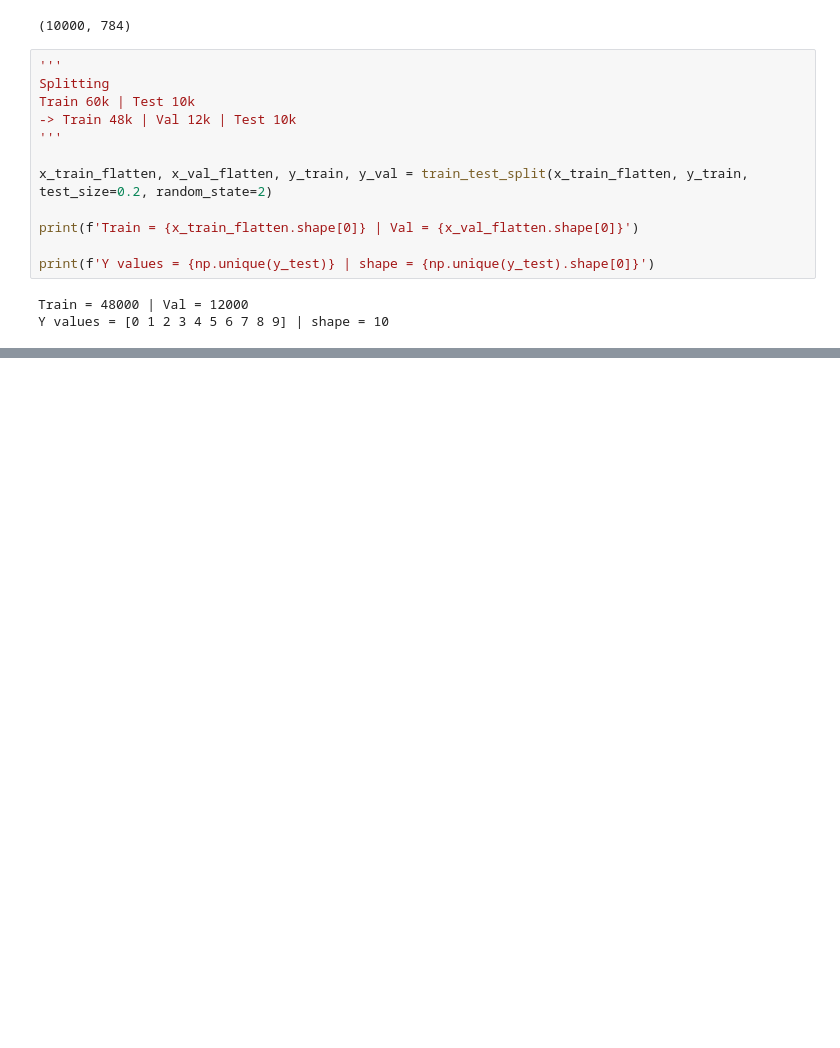
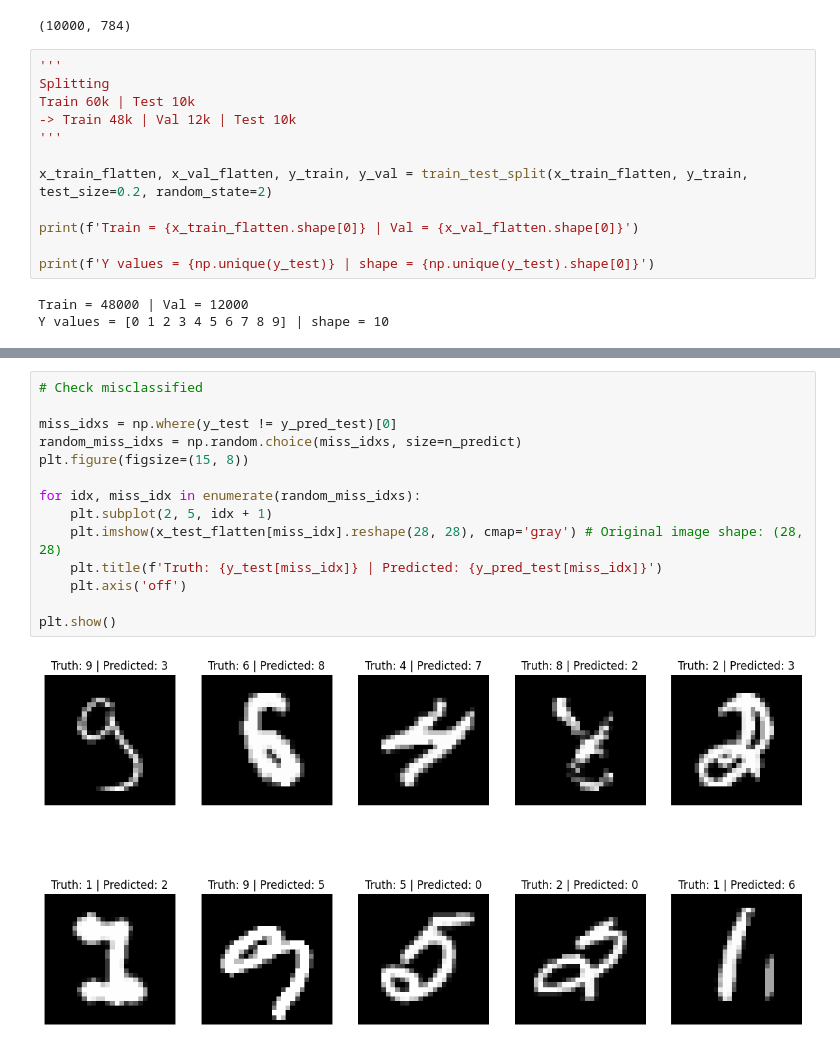
Before and after one commit to obertcoy/hand-written-digits-recognition, a Jupyter notebook: main.ipynb, the cells around one changed output, grey strips where cells are left out. Saved outputs shown, nothing was run; the diff lists cells and outputs as text; blank space fills up the shorter version.

```diff
--- a/main.ipynb
+++ b/main.ipynb
@@ -104,0 +141,16 @@ plt.show()
+# %%
+# Check misclassified
+
+miss_idxs = np.where(y_test != y_pred_test)[0]
+random_miss_idxs = np.random.choice(miss_idxs, size=n_predict)
+plt.figure(figsize=(15, 8))
+
+for idx, miss_idx in enumerate(random_miss_idxs):
+    plt.subplot(2, 5, idx + 1)
+    plt.imshow(x_test_flatten[miss_idx].reshape(28, 28), cmap='gray') # Original image shape: (28, 28)
+    plt.title(f'Truth: {y_test[miss_idx]} | Predicted: {y_pred_test[miss_idx]}')
+    plt.axis('off')
+
+plt.show()
+# %% [output]
+[figure, added]
```
Also changed, not shown: parts of 4 cells of this notebook.
